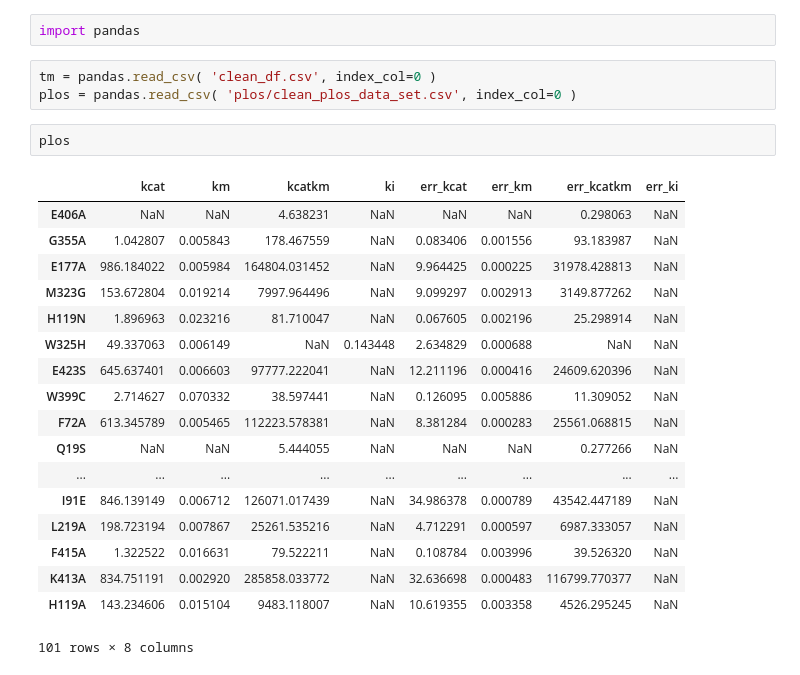
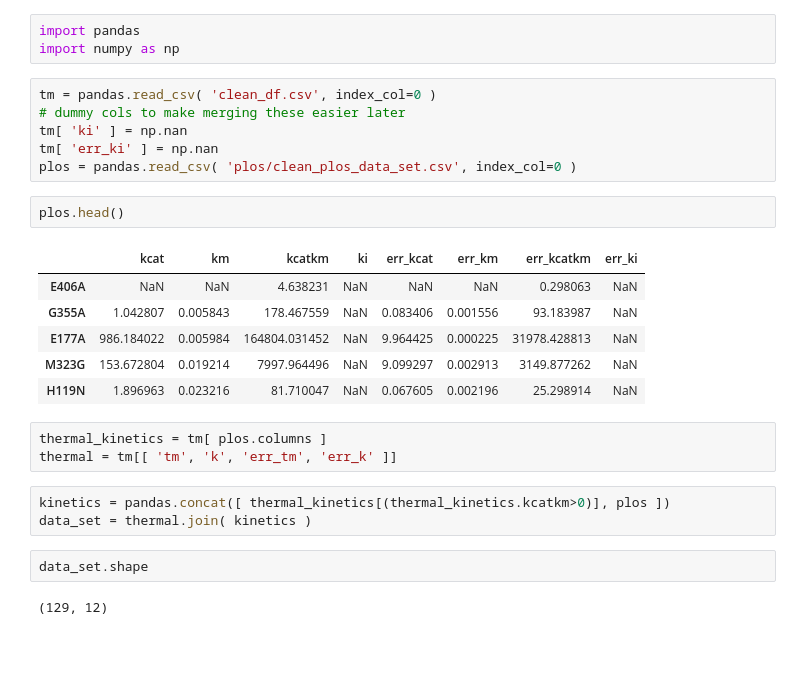
Before and after one commit to dacarlin/bglb_thermal, a Jupyter notebook: data_set/assay_data/merge_plos_and_clean_thermal_data_sets.ipynb, the cells around one changed output. Saved outputs shown, nothing was run; the diff lists cells and outputs as text; blank space fills up the shorter version.

Commit message:
Updated heat map and thermal-PLOS merge notebook

```diff
--- a/data_set/assay_data/merge_plos_and_clean_thermal_data_sets.ipynb
+++ b/data_set/assay_data/merge_plos_and_clean_thermal_data_sets.ipynb
@@ -1,26 +1,28 @@
 # %%
 import pandas
+import numpy as np
 # %%
 tm = pandas.read_csv( 'clean_df.csv', index_col=0 )
+# dummy cols to make merging these easier later
+tm[ 'ki' ] = np.nan
+tm[ 'err_ki' ] = np.nan
 plos = pandas.read_csv( 'plos/clean_plos_data_set.csv', index_col=0 )
 # %%
-plos
+plos.head()
 # %% [output]
 |  | kcat | km | kcatkm | ki | err_kcat | err_km | err_kcatkm | err_ki |
 | E406A | NaN | NaN | 4.638231 | NaN | NaN | NaN | 0.298063 | NaN |
 | G355A | 1.042807 | 0.005843 | 178.467559 | NaN | 0.083406 | 0.001556 | 93.183987 | NaN |
 | E177A | 986.184022 | 0.005984 | 164804.031452 | NaN | 9.964425 | 0.000225 | 31978.428813 | NaN |
 | M323G | 153.672804 | 0.019214 | 7997.964496 | NaN | 9.099297 | 0.002913 | 3149.877262 | NaN |
 | H119N | 1.896963 | 0.023216 | 81.710047 | NaN | 0.067605 | 0.002196 | 25.298914 | NaN |
-| W325H | 49.337063 | 0.006149 | NaN | 0.143448 | 2.634829 | 0.000688 | NaN | NaN |
-| E423S | 645.637401 | 0.006603 | 97777.222041 | NaN | 12.211196 | 0.000416 | 24609.620396 | NaN |
-| W399C | 2.714627 | 0.070332 | 38.597441 | NaN | 0.126095 | 0.005886 | 11.309052 | NaN |
-| F72A | 613.345789 | 0.005465 | 112223.578381 | NaN | 8.381284 | 0.000283 | 25561.068815 | NaN |
-| Q19S | NaN | NaN | 5.444055 | NaN | NaN | NaN | 0.277266 | NaN |
-| ... | ... | ... | ... | ... | ... | ... | ... | ... |
-| I91E | 846.139149 | 0.006712 | 126071.017439 | NaN | 34.986378 | 0.000789 | 43542.447189 | NaN |
-| L219A | 198.723194 | 0.007867 | 25261.535216 | NaN | 4.712291 | 0.000597 | 6987.333057 | NaN |
-| F415A | 1.322522 | 0.016631 | 79.522211 | NaN | 0.108784 | 0.003996 | 39.526320 | NaN |
-| K413A | 834.751191 | 0.002920 | 285858.033772 | NaN | 32.636698 | 0.000483 | 116799.770377 | NaN |
-| H119A | 143.234606 | 0.015104 | 9483.118007 | NaN | 10.619355 | 0.003358 | 4526.295245 | NaN |
-101 rows × 8 columns
+# %%
+thermal_kinetics = tm[ plos.columns ]
+thermal = tm[[ 'tm', 'k', 'err_tm', 'err_k' ]]
+# %%
+kinetics = pandas.concat([ thermal_kinetics[(thermal_kinetics.kcatkm>0)], plos ])
+data_set = thermal.join( kinetics )
+# %%
+data_set.shape
+# %% [output]
+(129, 12)
```
Also changed, not shown: parts of 3 cells of this notebook, 1 other file.
